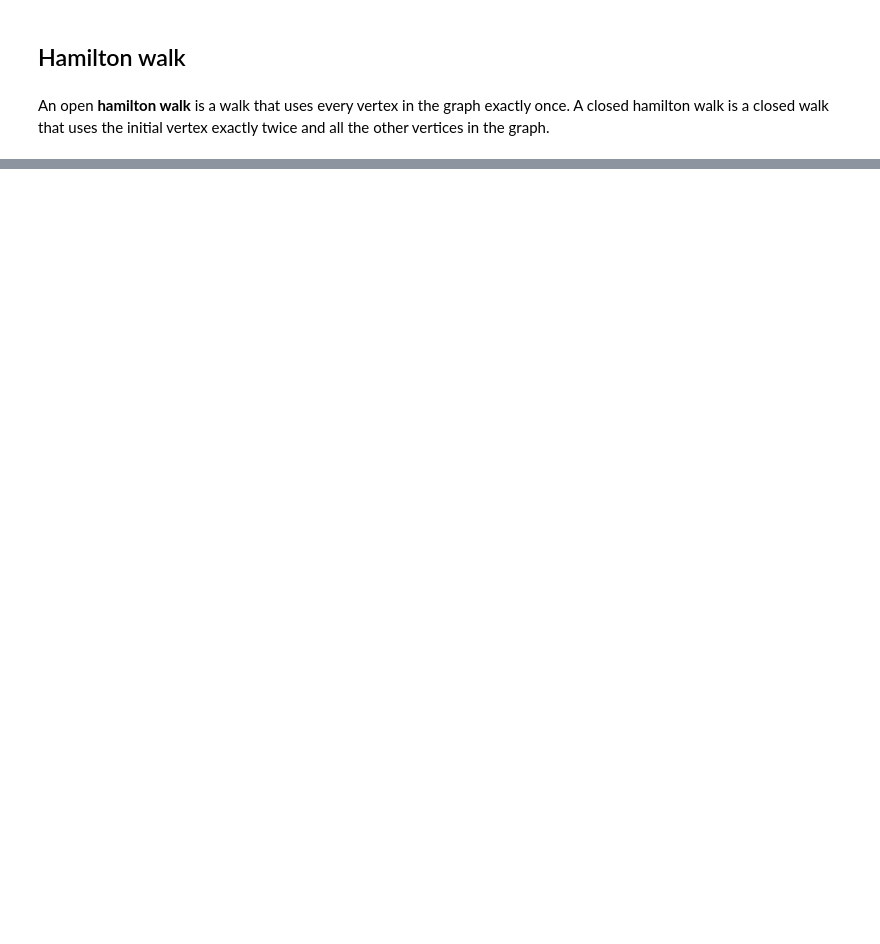
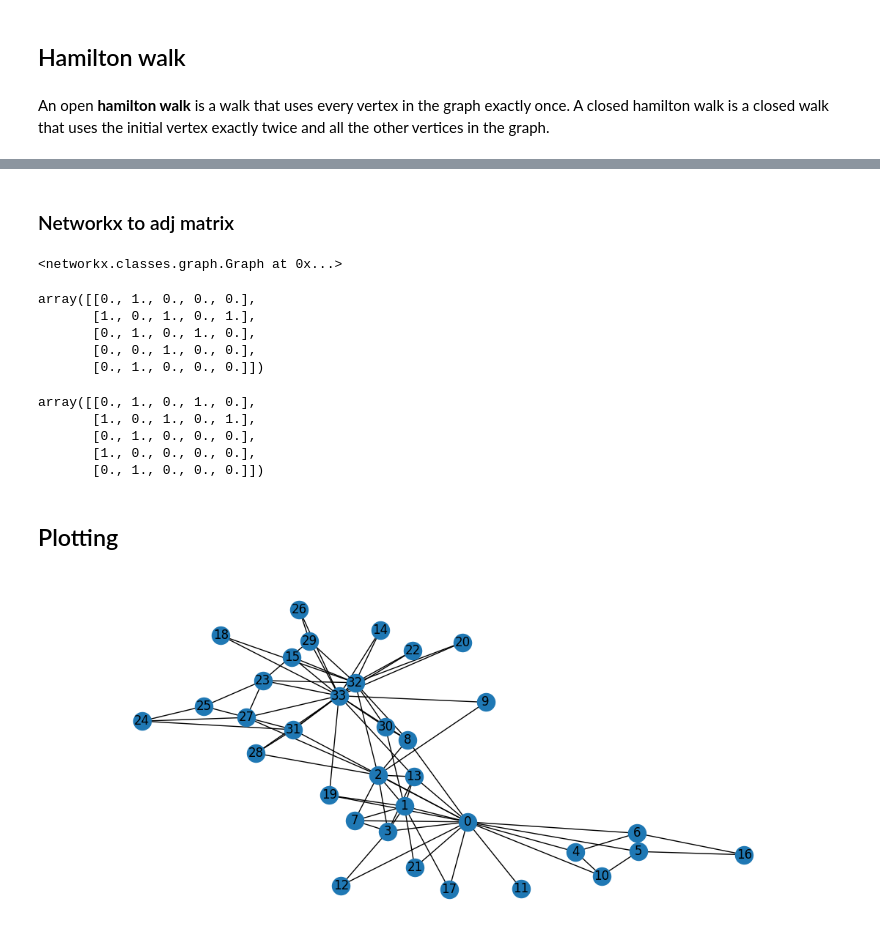
Before and after one commit to deva-k/devabook, a Jupyter notebook: book/graphs/graphs.ipynb, the cells around one changed output, grey strips where cells are left out. Cells and saved outputs as stored; diff of their text form; code cells hidden in the pictures; blank space fills up the shorter version.

```diff
--- a/book/graphs/graphs.ipynb
+++ b/book/graphs/graphs.ipynb
@@ -489,0 +522,37 @@ Hamiltonian walk:  [['A', 'B', 'C', 'E', 'F', 'D']]
+# %% [markdown]
+### Networkx to adj matrix
+# %%
+g = nx.Graph()
+
+g.add_edge(0, 1)
+g.add_edge(1, 2)
+g.add_edge(1, 4)
+g.add_edge(2, 1)
+g.add_edge(2, 3)
+
+g
+# %% [output]
+<networkx.classes.graph.Graph at 0x...>
+# %%
+nx.to_numpy_array(g, nodelist=[0, 1, 2, 3, 4])
+# %% [output]
+array([[0., 1., 0., 0., 0.],
+       [1., 0., 1., 0., 1.],
+       [0., 1., 0., 1., 0.],
+       [0., 0., 1., 0., 0.],
+       [0., 1., 0., 0., 0.]])
+# %%
+nx.to_numpy_array(g, nodelist=[2, 1, 0, 3, 4])
+# %% [output]
+array([[0., 1., 0., 1., 0.],
+       [1., 0., 1., 0., 1.],
+       [0., 1., 0., 0., 0.],
+       [1., 0., 0., 0., 0.],
+       [0., 1., 0., 0., 0.]])
+# %% [markdown]
+## Plotting
+# %%
+g = nx.karate_club_graph()
+nx.draw_networkx(g)
+# %% [output]
+[figure, added]
```
Also changed, not shown: parts of 37 cells of this notebook, 1 other file.
